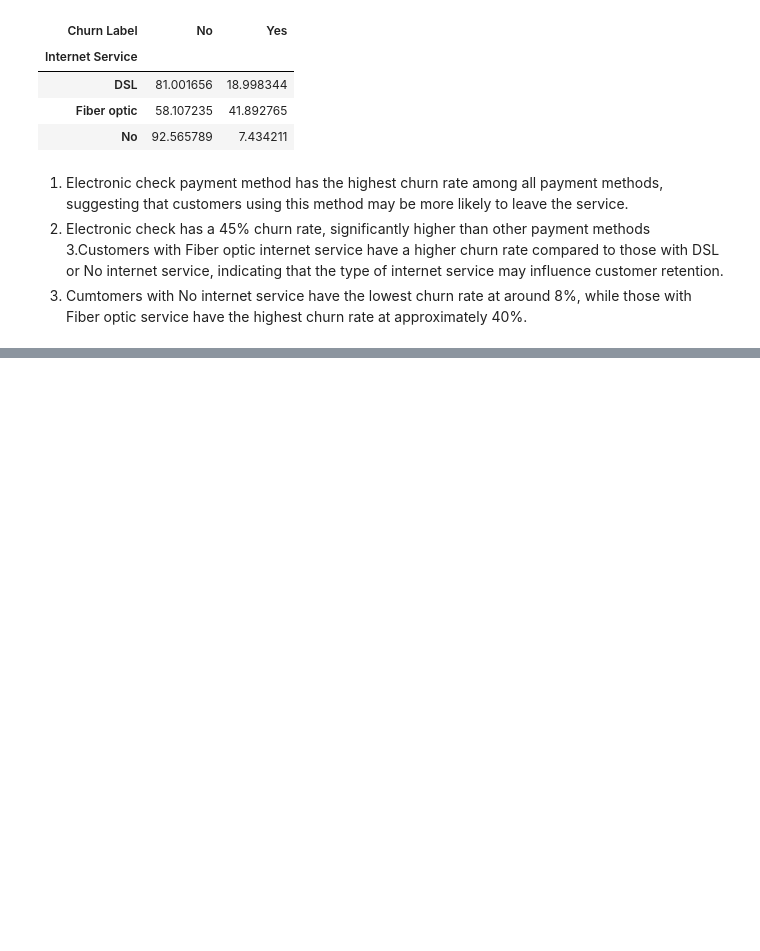
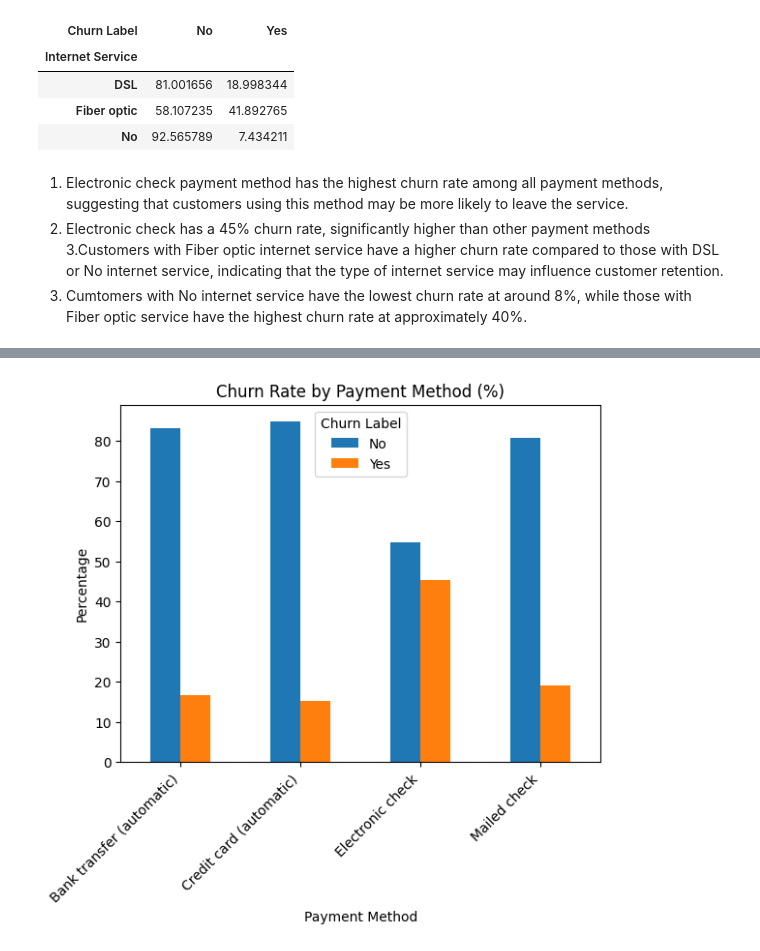
Before and after one commit to BoiDrew/telecom-churn-analysis, a Jupyter notebook: notebooks/eda_churn_day3.ipynb, the cells around one changed output, grey strips where cells are left out. Cells and saved outputs as stored; diff of their text form; code cells hidden in the pictures; blank space fills up the shorter version.

```diff
--- a/notebooks/eda_churn_day3.ipynb
+++ b/notebooks/eda_churn_day3.ipynb
@@ -184,0 +223,10 @@ churn_by_internet
+# %%
+# Visualizing churn by payment method
+
+churn_by_payment.plot(kind='bar')
+plt.title('Churn Rate by Payment Method (%)')
+plt.ylabel('Percentage')
+plt.xticks(rotation=45, ha='right')
+plt.show()
+# %% [output]
+[figure, added]
```
Also changed, not shown: parts of 5 cells of this notebook, 1 other file.
